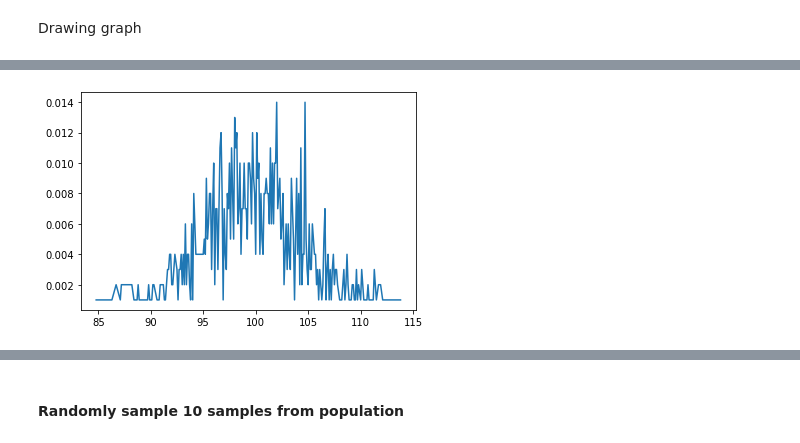
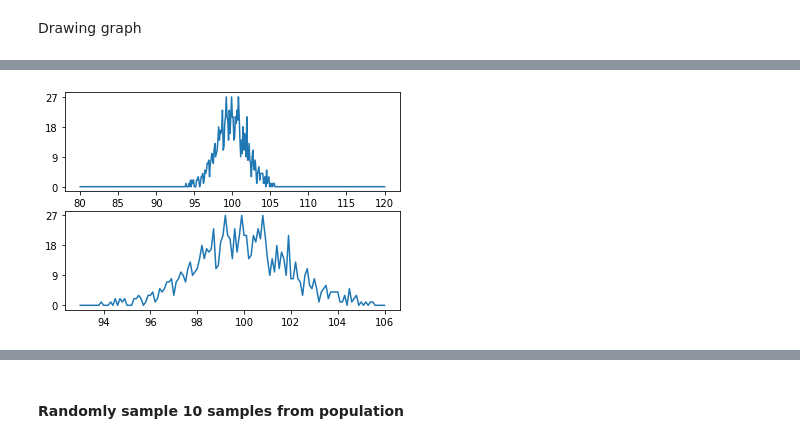
Before and after one commit to 70825/Probability-Statistics, a Jupyter notebook: Project.ipynb, the cells around one changed output, grey strips where cells are left out. Saved outputs shown, nothing was run; the diff lists cells and outputs as text; code cells hidden in the pictures.

```diff
--- a/Project.ipynb
+++ b/Project.ipynb
@@ -36,6 +38,22 @@ plt.show()
-# %%
-probability = counts/1000
-plt.plot(uniq, probability)
-plt.show()
-# %% [output]
-[figure, removed]
+# %%
+fig = plt.figure()
+ax1 = fig.add_subplot(2, 1, 1)
+ax2 = fig.add_subplot(2, 1, 2)
+
+x1 = np.arange(80, 120.1, 0.1)
+y1 = np.zeros(401, dtype=int)
+for i in range(len(uniq)):
+    y1[int(uniq[i]*10-800)] = counts[i]
+
+x2 = np.arange(93, 106.1, 0.1)
+y2 = np.zeros(131, dtype=int)
+for i in range(len(uniq)):
+    y2[int(uniq[i]*10-930)] = counts[i]
+
+ax1.plot(x1,y1)
+ax1.set_yticks(np.arange(0, 28, 9))
+ax2.plot(x2,y2)
+ax2.set_yticks(np.arange(0, 28, 9))
+plt.show()
+# %% [output]
+[figure, added]
```
Also changed, not shown: parts of 23 cells of this notebook, 1 other file.
